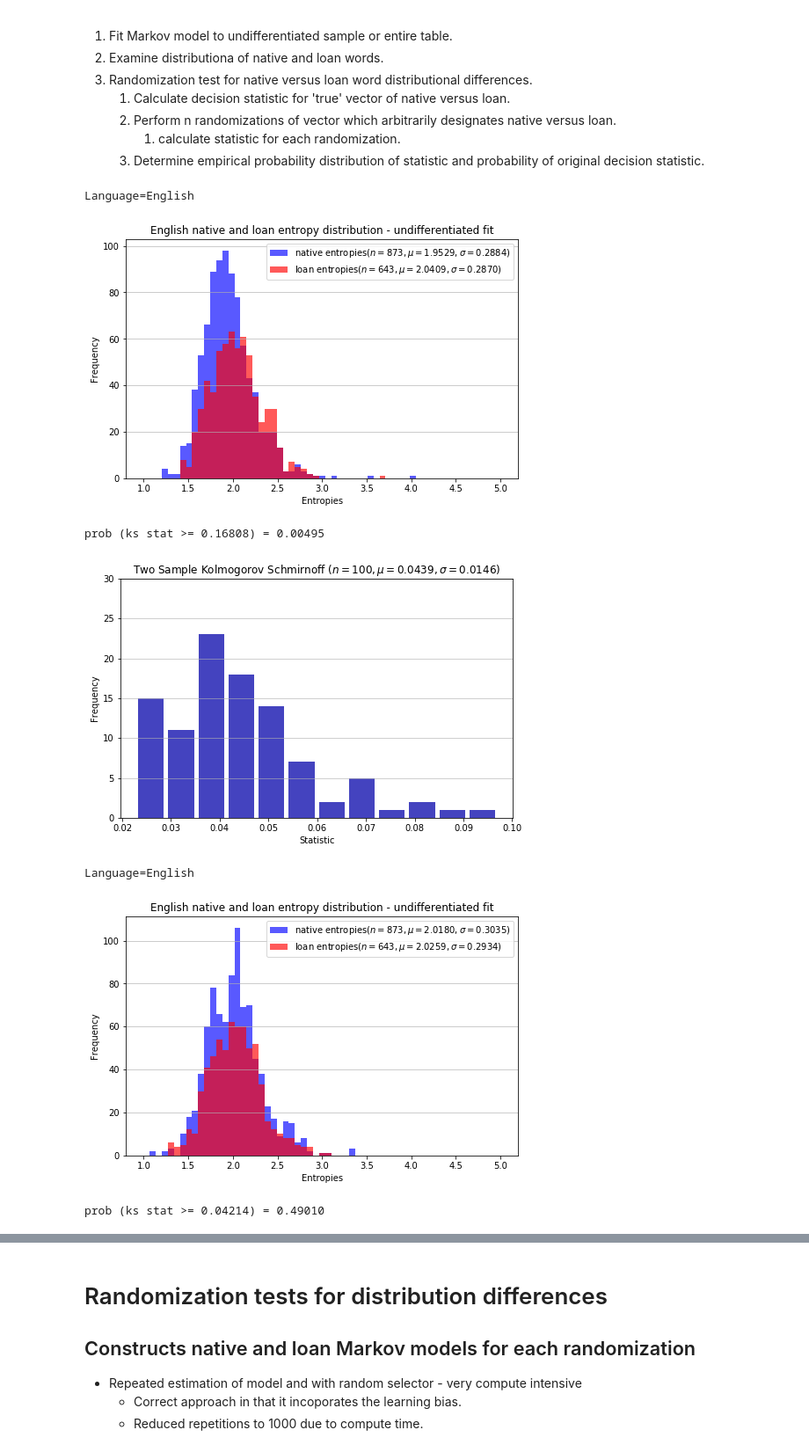
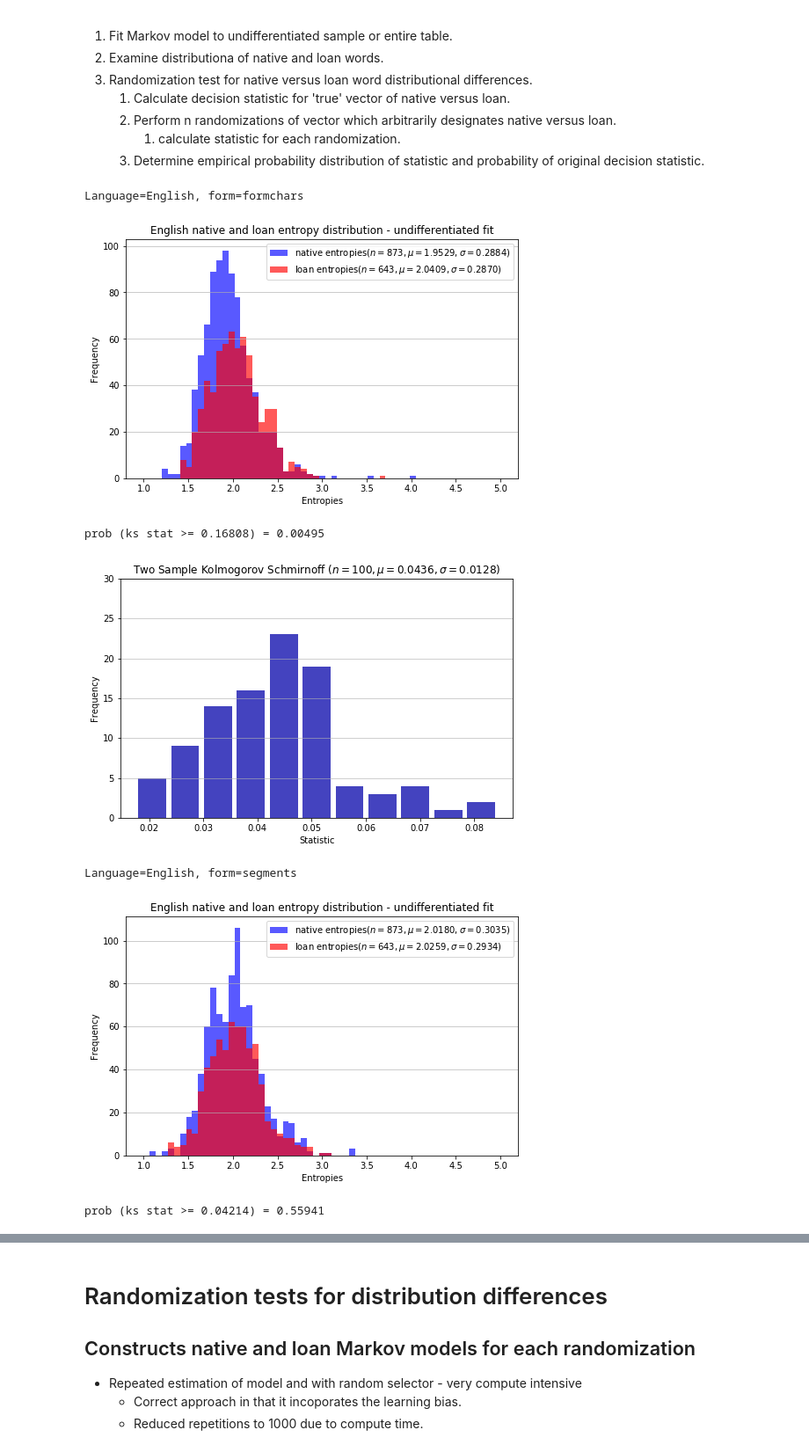
Before and after one commit to lingpy/pybor, a Jupyter notebook: Analysis-Markov-word-model.ipynb, the cells around one changed output, grey strips where cells are left out. Shown at 88% size. Drawn from its saved outputs; the diff is of its cells as text; code cells hidden in the pictures.

```diff
--- a/Analysis-Markov-word-model.ipynb
+++ b/Analysis-Markov-word-model.ipynb
@@ -51,15 +54,16 @@ from markov_model_analysis import k_fold_entropy_for_language
 # %%
 # Test
 analyze_language_word_distributions('English', form='formchars', test='ks', n=100)
 analyze_language_word_distributions('English', form='segments', test='ks', n=100)
+analyze_language_word_distributions('English', form='scas', test='ks', n=100)
 
 # Testing on both original forms, segmented by character, and curated segmentation with IPA symbols.
 # Only used 100 replicates in randomization for testing. Practical would be 5000.
 # %% [output]
-Language=English
+Language=English, form=formchars
 [figure]
 prob (ks stat >= 0.16808) = 0.00495
-[figure, old version]
+[figure, new version]
-Language=English
+Language=English, form=segments
 [figure]
-prob (ks stat >= 0.04214) = 0.49010
+prob (ks stat >= 0.04214) = 0.55941
```
Also changed, not shown: parts of 8 cells of this notebook, 2 other files.
